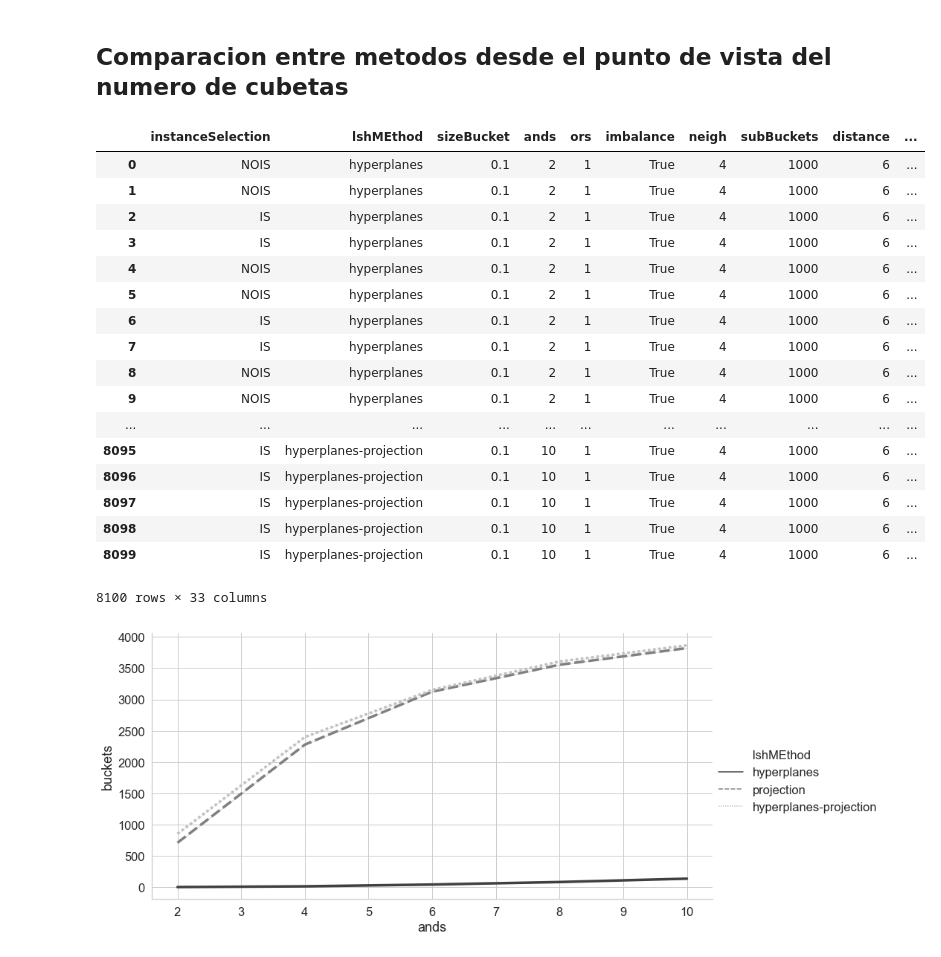
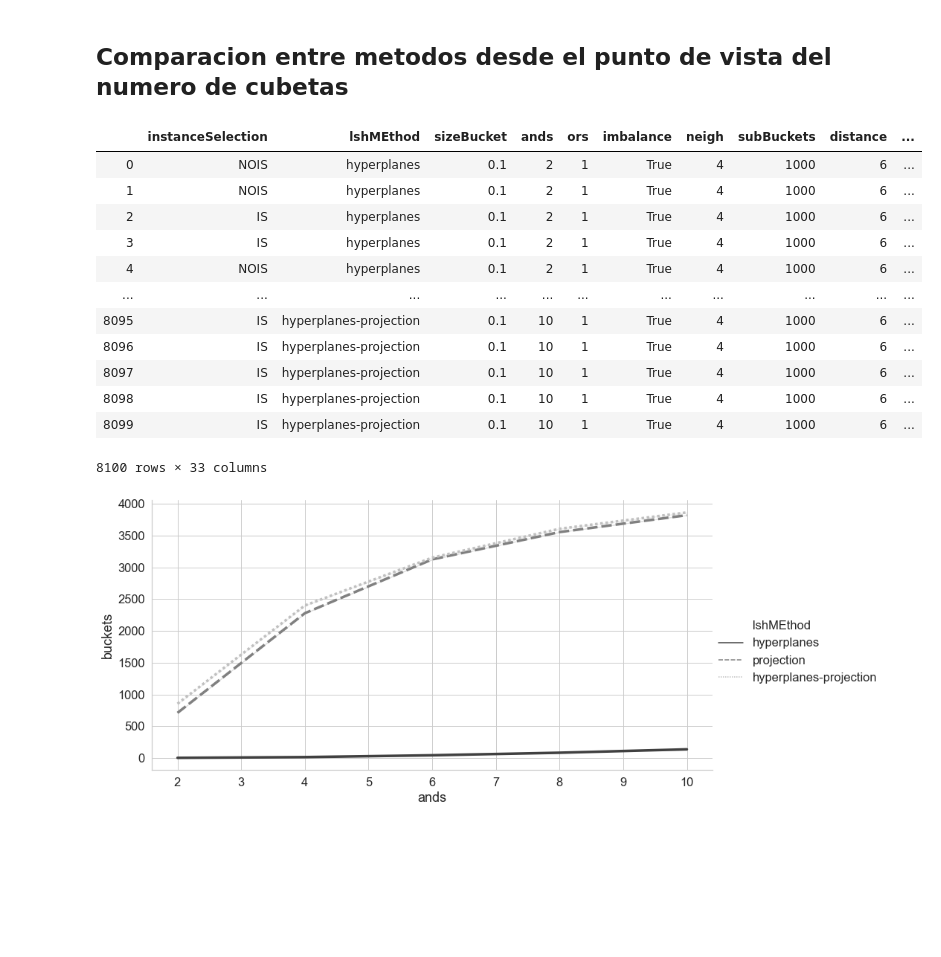
Before and after one commit to germaneduardo/results-analysis, a Jupyter notebook: PlotAnalysis.ipynb, the cells around one changed output. Saved outputs shown, nothing was run; the diff lists cells and outputs as text; code cells hidden in the pictures; blank space fills up the shorter version.

```diff
--- a/PlotAnalysis.ipynb
+++ b/PlotAnalysis.ipynb
@@ -16,19 +16,14 @@ def plotBuckets(df):
                    palette='gist_gray', style = 'lshMEthod', linewidth=3.5,
                        hue = 'lshMEthod')
 # %%
-pd.read_csv("pageblocksAllResults.csv")
+pd.read_csv("data/pageblocksAllResults.csv")
 # %% [output]
 |  | instanceSelection | lshMEthod | sizeBucket | ands | ors | imbalance | neigh | subBuckets | distance | ... |
 | 0 | NOIS | hyperplanes | 0.1 | 2 | 1 | True | 4 | 1000 | 6 | ... |
 | 1 | NOIS | hyperplanes | 0.1 | 2 | 1 | True | 4 | 1000 | 6 | ... |
 | 2 | IS | hyperplanes | 0.1 | 2 | 1 | True | 4 | 1000 | 6 | ... |
 | 3 | IS | hyperplanes | 0.1 | 2 | 1 | True | 4 | 1000 | 6 | ... |
 | 4 | NOIS | hyperplanes | 0.1 | 2 | 1 | True | 4 | 1000 | 6 | ... |
-| 5 | NOIS | hyperplanes | 0.1 | 2 | 1 | True | 4 | 1000 | 6 | ... |
-| 6 | IS | hyperplanes | 0.1 | 2 | 1 | True | 4 | 1000 | 6 | ... |
-| 7 | IS | hyperplanes | 0.1 | 2 | 1 | True | 4 | 1000 | 6 | ... |
-| 8 | NOIS | hyperplanes | 0.1 | 2 | 1 | True | 4 | 1000 | 6 | ... |
-| 9 | NOIS | hyperplanes | 0.1 | 2 | 1 | True | 4 | 1000 | 6 | ... |
 | ... | ... | ... | ... | ... | ... | ... | ... | ... | ... | ... |
 | 8095 | IS | hyperplanes-projection | 0.1 | 10 | 1 | True | 4 | 1000 | 6 | ... |
 | 8096 | IS | hyperplanes-projection | 0.1 | 10 | 1 | True | 4 | 1000 | 6 | ... |
```
Also changed, not shown: parts of 22 cells of this notebook, 25 other files.
